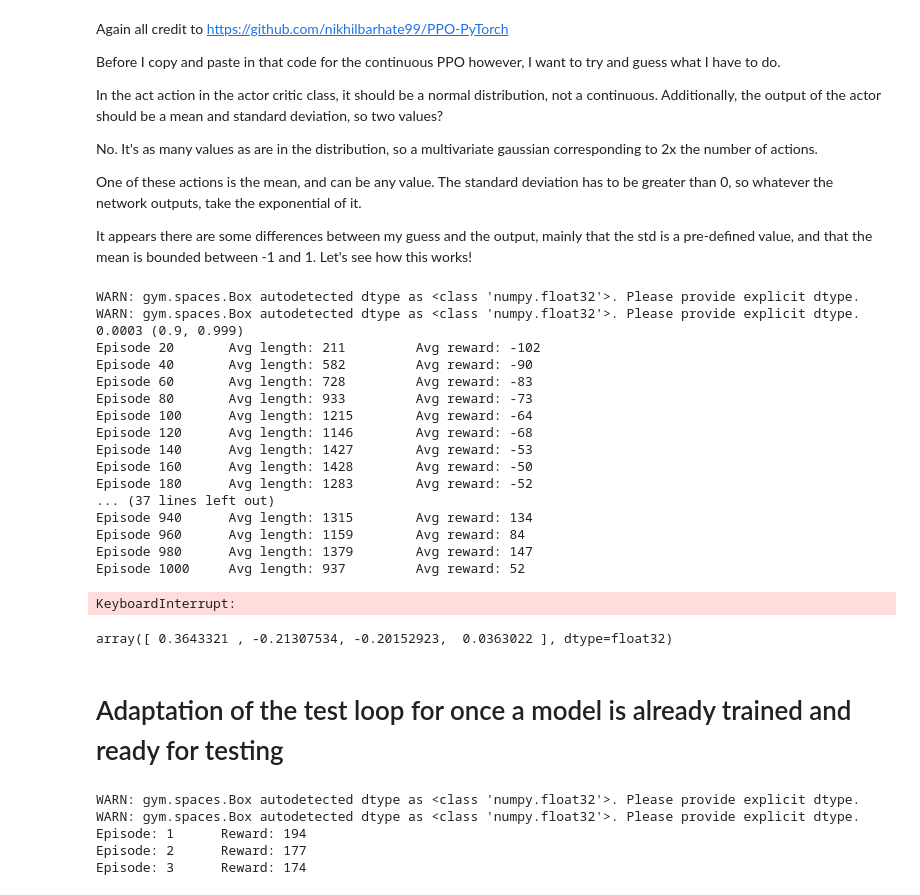
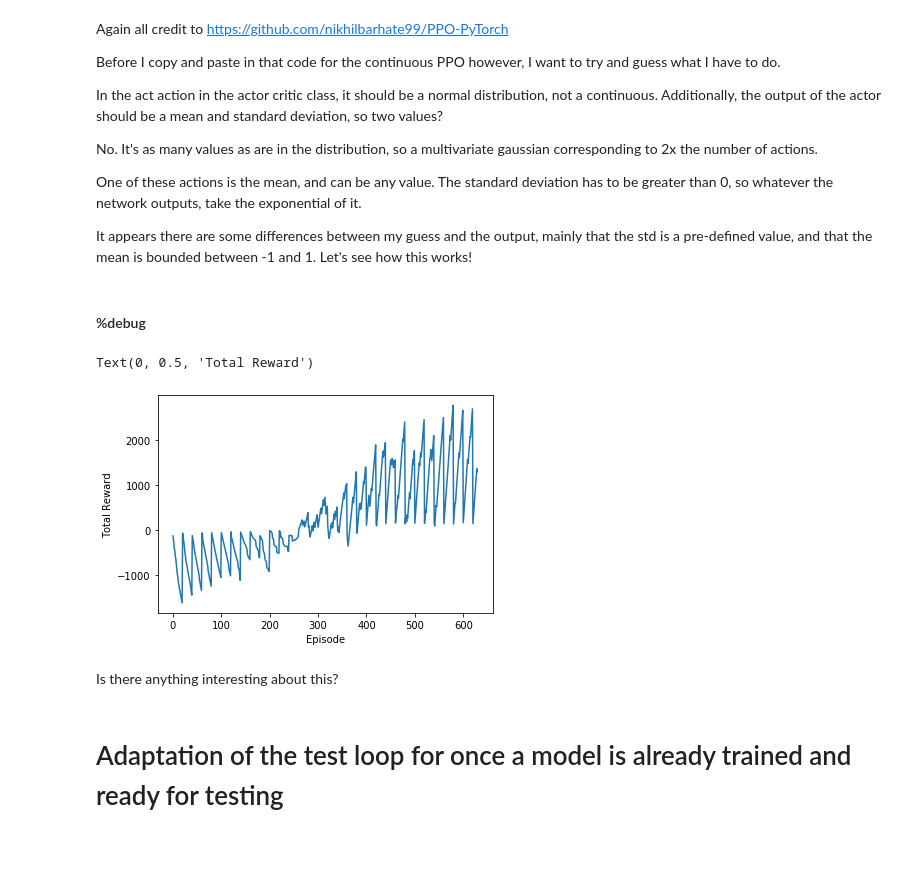
Before and after one commit to nkasmanoff/DeepRL, a Jupyter notebook: PPO/PPO Continuous.ipynb, the cells around one changed output. Saved outputs shown, nothing was run; the diff lists cells and outputs as text; code cells hidden in the pictures; blank space fills up the shorter version.

```diff
--- a/PPO/PPO Continuous.ipynb
+++ b/PPO/PPO Continuous.ipynb
@@ -181,7 +186,7 @@ eps_clip = 0.2              # clip parameter for PPO
 gamma = 0.99                # discount factor
 
 lr = 0.0003                 # parameters for Adam optimizer
-betas = (0.9, 0.999)
+betas = (0.9, 0.999)  # these are used for computing running averages in adam, and are the same as torch's default.
 
 random_seed = None
 #############################################
@@ -205,7 +210,7 @@ print(lr,betas)
 running_reward = 0
 avg_length = 0
 time_step = 0
-
+total_rewards = [] #list for plotting episode vs reward
 # training loop
 for i_episode in range(1, max_episodes+1):
     state = env.reset()
@@ -229,7 +234,7 @@ for i_episode in range(1, max_episodes+1):
             env.render()
         if done:
             break
-
+    total_rewards.append(running_reward)
     avg_length += t
 
     # stop training if avg_reward > solved_reward
@@ -250,26 +255,5 @@ for i_episode in range(1, max_episodes+1):
         print('Episode {} \t Avg length: {} \t Avg reward: {}'.format(i_episode, avg_length, running_reward))
         running_reward = 0
         avg_length = 0
-# %% [output]
-WARN: gym.spaces.Box autodetected dtype as <class 'numpy.float32'>. Please provide explicit dtype.
-WARN: gym.spaces.Box autodetected dtype as <class 'numpy.float32'>. Please provide explicit dtype.
-0.0003 (0.9, 0.999)
-Episode 20       Avg length: 211         Avg reward: -102
-Episode 40       Avg length: 582         Avg reward: -90
-Episode 60       Avg length: 728         Avg reward: -83
-Episode 80       Avg length: 933         Avg reward: -73
-Episode 100      Avg length: 1215        Avg reward: -64
-Episode 120      Avg length: 1146        Avg reward: -68
-Episode 140      Avg length: 1427        Avg reward: -53
-Episode 160      Avg length: 1428        Avg reward: -50
-Episode 180      Avg length: 1283        Avg reward: -52
-... (37 lines left out)
-Episode 940      Avg length: 1315        Avg reward: 134
-Episode 960      Avg length: 1159        Avg reward: 84
-Episode 980      Avg length: 1379        Avg reward: 147
-Episode 1000     Avg length: 937         Avg reward: 52
-KeyboardInterrupt:
-# %%
-action
-# %% [output]
-array([ 0.3643321 , -0.21307534, -0.20152923,  0.0363022 ], dtype=float32)
+# %% [markdown]
+#### %debug
@@ -276,3 +263,12 @@ array([ 0.3643321 , -0.21307534, -0.20152923,  0.0363022 ], dtype=float32)
+# %%
+plt.plot(total_rewards)
+plt.xlabel("Episode")
+plt.ylabel("Total Reward")
+# %% [output]
+Text(0, 0.5, 'Total Reward')
+[figure, added]
+# %% [markdown]
+Is there anything interesting about this?
 # %% [markdown]
 # Adaptation of the test loop for once a model is already trained and ready for testing
 # %%
@@ -284,7 +280,7 @@ device = torch.device("cuda:0" if torch.cuda.is_available() else "cpu")
 
 def test():
     ############## Hyperparameters ##############
-    env_name = "BipedalWalker-v2"
+    env_name = "LunarLanderContinuous-v2"
     env = gym.make(env_name)
     state_dim = env.observation_space.shape[0]
     action_dim = env.action_space.shape[0]
@@ -334,9 +330,3 @@ def test():
 
 if __name__ == '__main__':
     test()
-# %% [output]
-WARN: gym.spaces.Box autodetected dtype as <class 'numpy.float32'>. Please provide explicit dtype.
-WARN: gym.spaces.Box autodetected dtype as <class 'numpy.float32'>. Please provide explicit dtype.
-Episode: 1      Reward: 194
-Episode: 2      Reward: 177
-Episode: 3      Reward: 174
```
Also changed, not shown: parts of 3 cells of this notebook, 6 other files.
